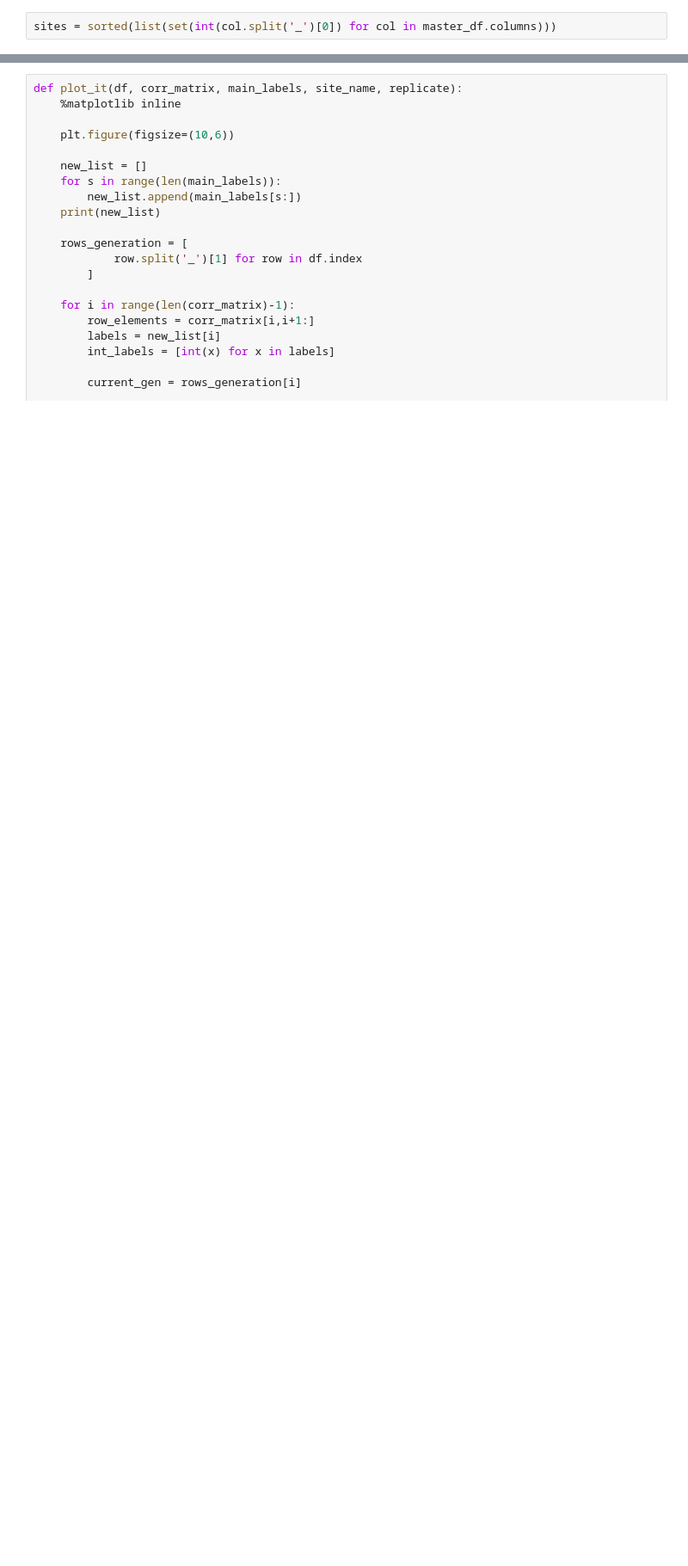
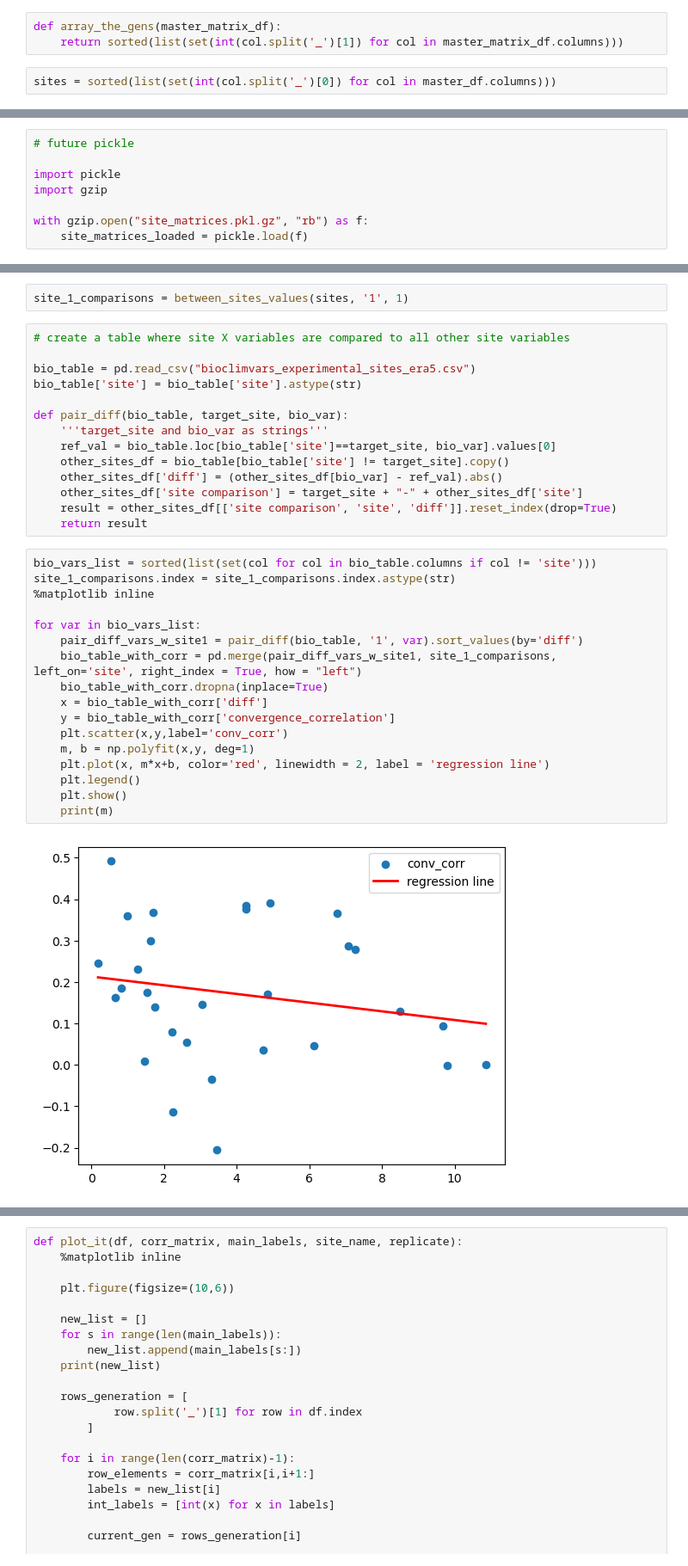
Before and after one commit to jennifercasavant-beep/surp2026-covariances, a Jupyter notebook: clean_notebook.ipynb, the cells around one changed output, grey strips where cells are left out. Shown at 86% size. Saved outputs shown, nothing was run; the diff lists cells and outputs as text; blank space fills up the shorter version.

Commit message:
Convergence correlation between two sites; made large pickle file to store site matrices; plotted convergence correlation by bio variable difference

```diff
--- a/clean_notebook.ipynb
+++ b/clean_notebook.ipynb
@@ -71,5 +81,8 @@ def lazy_load(file_path, df_master, location, replicate):
 # %%
 def array_the_reps(master_matrix_df):
     return sorted(list(set(int(col.split('_')[2]) for col in master_matrix_df.columns)))
+# %%
+def array_the_gens(master_matrix_df):
+    return sorted(list(set(int(col.split('_')[1]) for col in master_matrix_df.columns)))
 # %%
 sites = sorted(list(set(int(col.split('_')[0]) for col in master_df.columns)))
@@ -75,0 +287,8 @@ sites = sorted(list(set(int(col.split('_')[0]) for col in master_df.columns)))
+# %%
+# future pickle
+
+import pickle
+import gzip
+
+with gzip.open("site_matrices.pkl.gz", "rb") as f:
+    site_matrices_loaded = pickle.load(f)
@@ -75,0 +373,35 @@ sites = sorted(list(set(int(col.split('_')[0]) for col in master_df.columns)))
+# %%
+site_1_comparisons = between_sites_values(sites, '1', 1)
+# %%
+# create a table where site X variables are compared to all other site variables
+
+bio_table = pd.read_csv("bioclimvars_experimental_sites_era5.csv")
+bio_table['site'] = bio_table['site'].astype(str)
+
+def pair_diff(bio_table, target_site, bio_var):
+    '''target_site and bio_var as strings'''
+    ref_val = bio_table.loc[bio_table['site']==target_site, bio_var].values[0]
+    other_sites_df = bio_table[bio_table['site'] != target_site].copy()
+    other_sites_df['diff'] = (other_sites_df[bio_var] - ref_val).abs()
+    other_sites_df['site comparison'] = target_site + "-" + other_sites_df['site']
+    result = other_sites_df[['site comparison', 'site', 'diff']].reset_index(drop=True)
+    return result
+# %%
+bio_vars_list = sorted(list(set(col for col in bio_table.columns if col != 'site')))
+site_1_comparisons.index = site_1_comparisons.index.astype(str)
+%matplotlib inline
+
+for var in bio_vars_list:
+    pair_diff_vars_w_site1 = pair_diff(bio_table, '1', var).sort_values(by='diff')
+    bio_table_with_corr = pd.merge(pair_diff_vars_w_site1, site_1_comparisons, left_on='site', right_index = True, how = "left")
+    bio_table_with_corr.dropna(inplace=True)
+    x = bio_table_with_corr['diff']
+    y = bio_table_with_corr['convergence_correlation']
+    plt.scatter(x,y,label='conv_corr')
+    m, b = np.polyfit(x,y, deg=1)
+    plt.plot(x, m*x+b, color='red', linewidth = 2, label = 'regression line')
+    plt.legend()
+    plt.show()
+    print(m)
+# %% [output]
+[figure, added]
```
Also changed, not shown: parts of 33 cells of this notebook, 3 other files.
